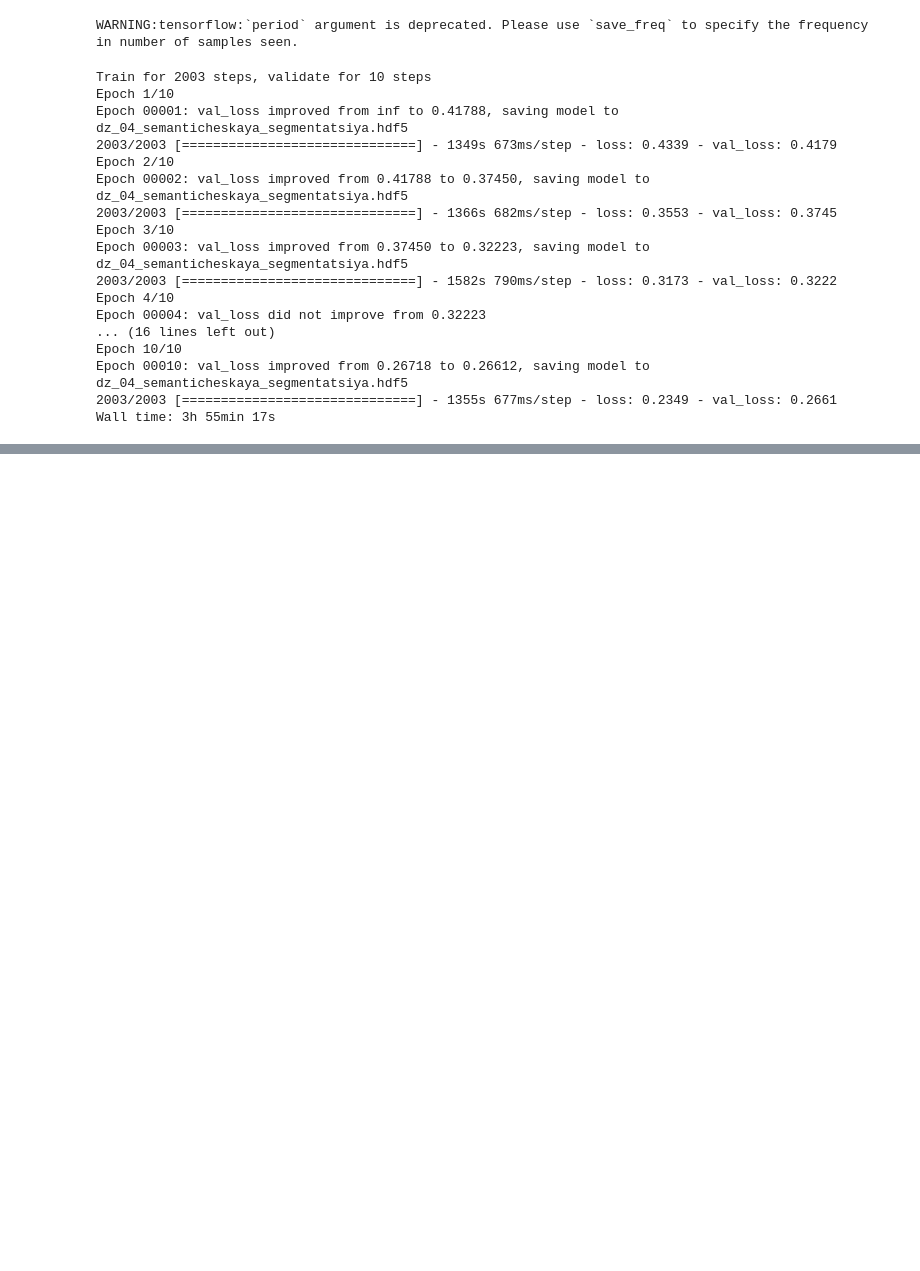
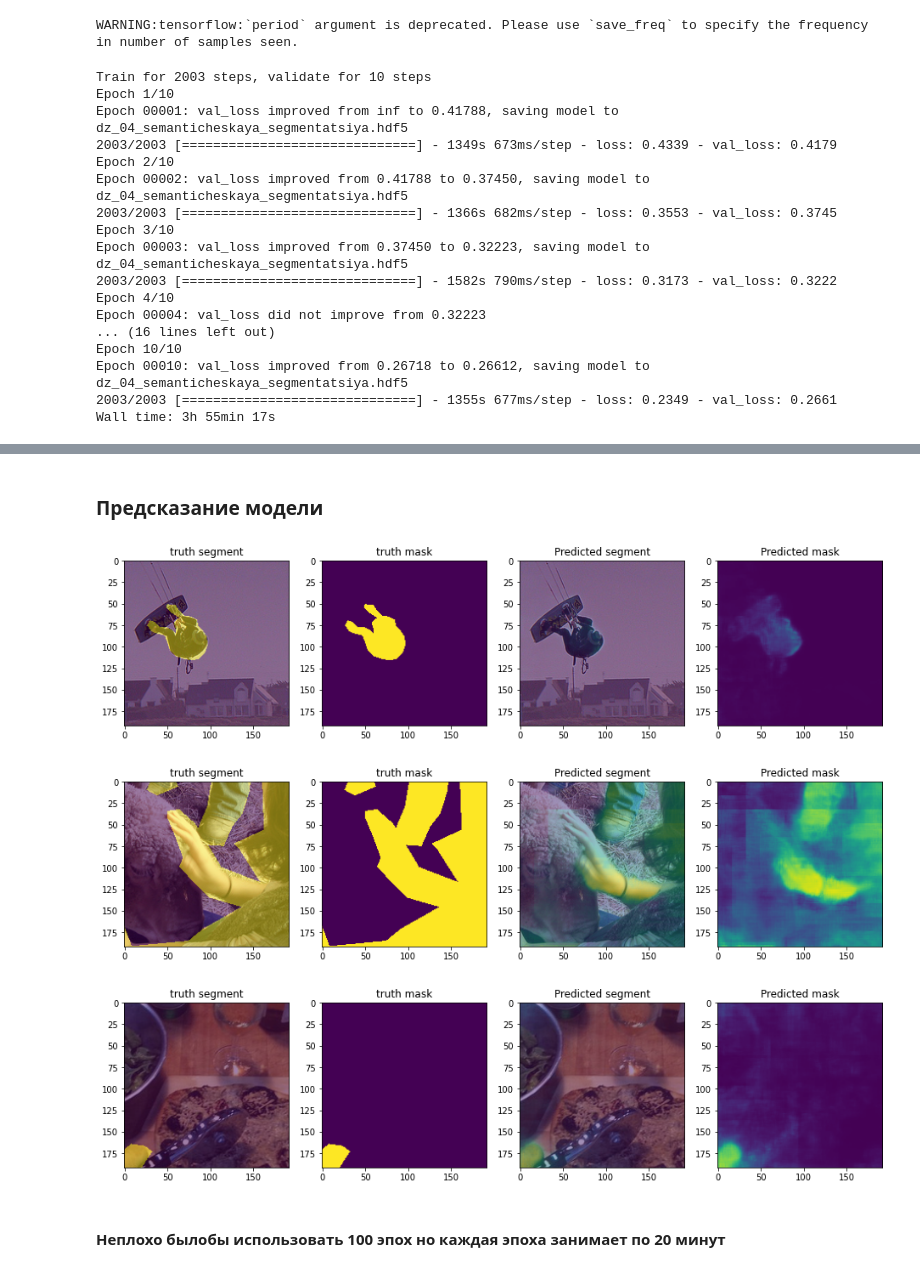
Before and after one commit to Valdert-13/Image-Processing-and-Computer-Vision, a Jupyter notebook: lesson-4.ipynb, the cells around one changed output, grey strips where cells are left out. Cells and saved outputs as stored; diff of their text form; code cells hidden in the pictures; blank space fills up the shorter version.

```diff
--- a/lesson-4.ipynb
+++ b/lesson-4.ipynb
@@ -253,3 +255,40 @@ plt.savefig("mygraph.png")
 model.save('my_model.h5')
 # %%
 model.save_weights('./checkpoints/my_checkpoint')
+# %%
+model = tf.keras.models.load_model('my_model.h5')
+# %% [markdown]
+### Предсказание модели
+# %%
+test_batch = next(iter(val_ds))
+prediction = model.predict(test_batch)
+# %%
+for idx in range(3):
+    sample = test_batch[0][idx].numpy()
+
+    fig = plt.figure(figsize=(16,6))
+
+    plt.subplot(1,4,1)
+    plt.title("truth segment")
+    actual_seg_map = plt.get_cmap('viridis')(test_batch[1][idx].numpy().reshape(IMG_INP_SIZE,IMG_INP_SIZE))[..., :3]
+    plt.imshow(sample*0.5 + actual_seg_map*0.5)
+    plt.subplot(1,4,2)
+    plt.title("truth mask")
+    actual_seg_map = plt.get_cmap('viridis')(test_batch[1][idx].numpy().reshape(IMG_INP_SIZE,IMG_INP_SIZE))[..., :3]
+    plt.imshow(actual_seg_map)
+    plt.subplot(1,4,3)
+    plt.title("Predicted segment")
+    actual_seg_map = plt.get_cmap('viridis')(prediction[idx].reshape(IMG_INP_SIZE,IMG_INP_SIZE))[..., :3]
+    plt.imshow(sample*0.5 + actual_seg_map*0.5)
+    plt.subplot(1,4,4)
+    plt.title("Predicted mask")
+    actual_seg_map = plt.get_cmap('viridis')(prediction[idx].reshape(IMG_INP_SIZE,IMG_INP_SIZE))[..., :3]
+    plt.imshow(actual_seg_map)
+
+    plt.show()
+# %% [output]
+[figure, added]
+[figure, added]
+[figure, added]
+# %% [markdown]
+#### Неплохо былобы использовать 100 эпох но каждая эпоха занимает по 20 минут
```
Also changed, not shown: parts of 5 cells of this notebook.
